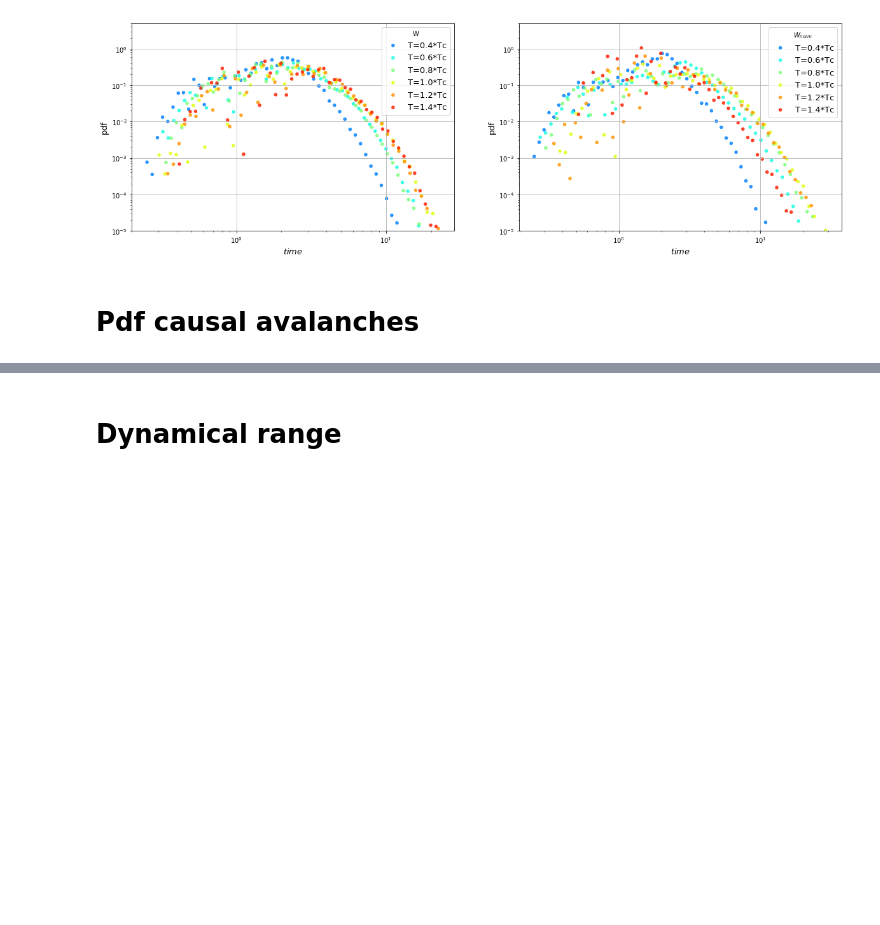
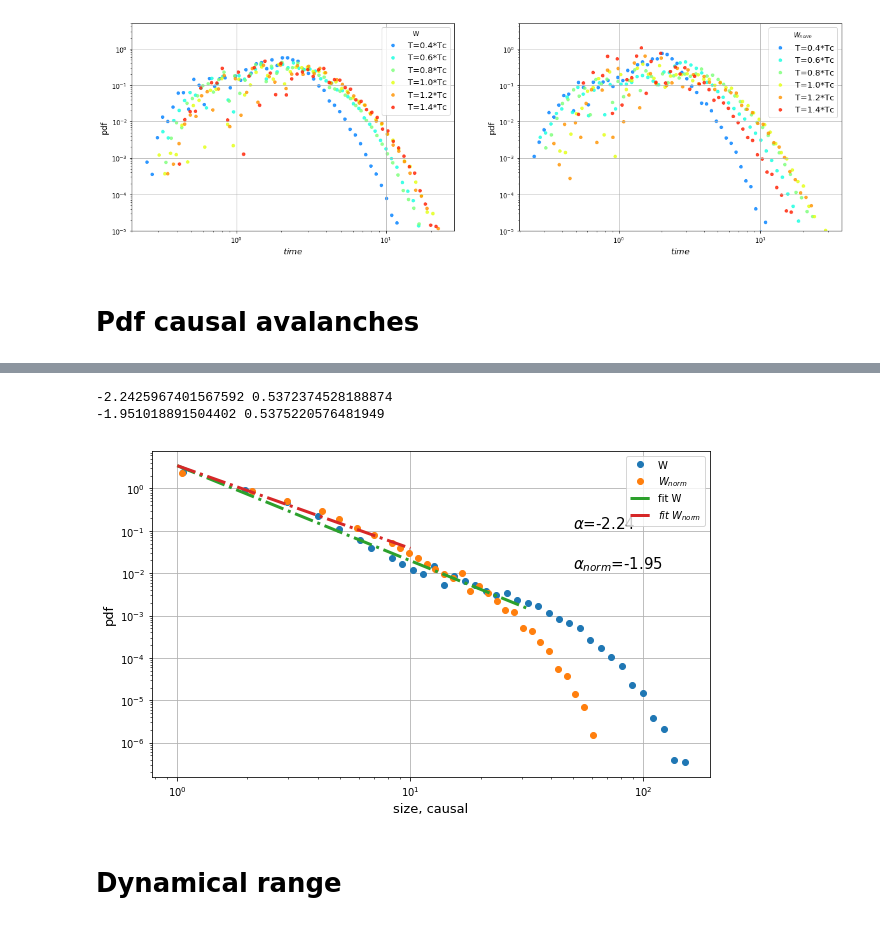
Before and after one commit to gbarzon/HTC_Mesoscopic_Brain, a Jupyter notebook: HTC_results_1.ipynb, the cells around one changed output, grey strips where cells are left out. Saved outputs shown, nothing was run; the diff lists cells and outputs as text; code cells hidden in the pictures; blank space fills up the shorter version.

```diff
--- a/HTC_results_1.ipynb
+++ b/HTC_results_1.ipynb
@@ -70,3 +129,64 @@ plotter.plot_pdf(mod, 'time_causal', Nbins=None, yrange=[3e-6, 3], scale='loglog
+# %%
+import matplotlib.pyplot as plt
+import numpy as np
+
+
+plt.figure(figsize=(10,6))
+plt.xscale('log')
+plt.yscale('log')
+
+tt = mod.pdf_time_causal[np.argmax(mod.S2)]
+tt_norm = mod.pdf_time_causal_norm[np.argmax(mod.S2_norm)]
+
+plt.plot(tt[0], tt[1], 'o', label='W')
+plt.plot(tt_norm[0], tt_norm[1], 'o', label=r'$W_{norm}$')
+
+# Fit causal
+xmin = 0
+xmax = 1.5
+
+x = np.log10(tt[0][tt[1]>0])
+y = np.log10(tt[1][tt[1]>0])
+
+x, y = x[(x>xmin)*(x<xmax)], y[(x>xmin)*(x<xmax)]
+
+m, q = np.polyfit(x,y,1)
+mW = m
+print(m,q)
+x = np.logspace(xmin, xmax)
+y = 10**(m*np.log10(x) + q)
+
+plt.plot(x,y, '-.', label='fit W', linewidth=3)
+
+# Fit causal norm
+xmin = 0
+xmax = 1.
+
+x = np.log10(tt_norm[0][tt_norm[1]>0])
+y = np.log10(tt_norm[1][tt_norm[1]>0])
+
+x, y = x[(x>xmin)*(x<xmax)], y[(x>xmin)*(x<xmax)]
+
+m, q = np.polyfit(x,y,1)
+mWnorm = m
+print(m,q)
+x = np.logspace(xmin, xmax)
+y = 10**(m*np.log10(x) + q)
+
+plt.plot(x,y, '-.', label=r'$fit \ W_{norm}$', linewidth=3)
+
+plt.text(50, 0.1, r'$\alpha$={:.2f}'.format(mW), fontsize=15, verticalalignment='bottom')
+plt.text(50, 0.01, r'$\alpha_{{norm}}$={:.2f}'.format(mWnorm), fontsize=15, verticalalignment='bottom')
+
+plt.xlabel('size, causal', size=13)
+plt.ylabel('pdf', size=13)
+plt.legend()
+plt.grid()
+plt.show()
+# %% [output]
+-2.2425967401567592 0.5372374528188874
+-1.951018891504402 0.5375220576481949
+[figure, added]
 # %% [markdown]
 # Dynamical range
 # %%
```
Also changed, not shown: parts of 3 cells of this notebook, 3 other files.
